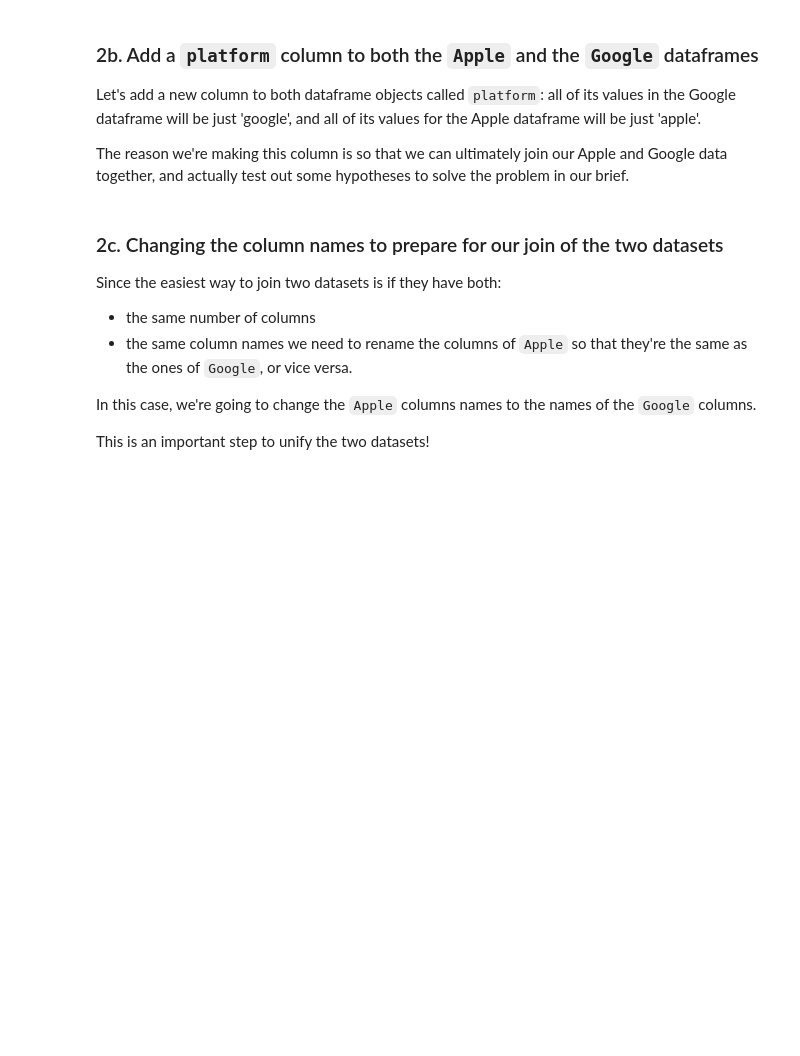
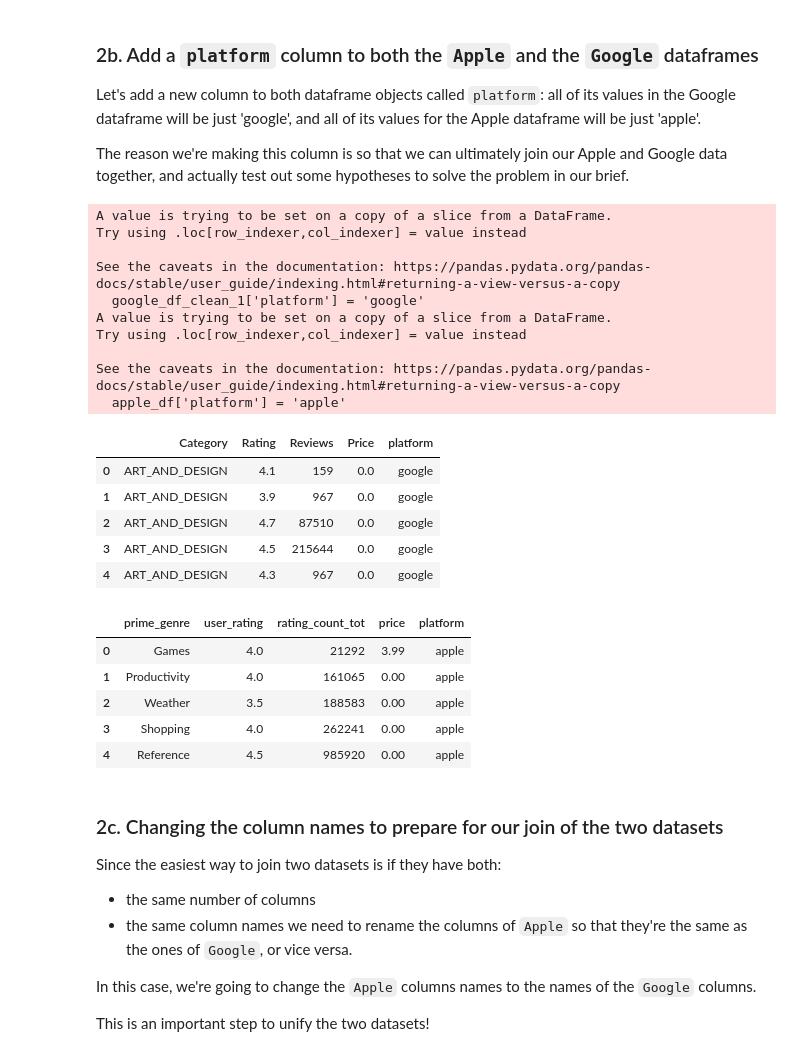
Before and after one commit to willkchan/Apps-Case-Study, a Jupyter notebook: Project Files/Springboard Apps project - Tier 3 - Complete.ipynb, the cells around one changed output. Saved outputs shown, nothing was run; the diff lists cells and outputs as text; code cells hidden in the pictures; blank space fills up the shorter version.

```diff
--- a/Project Files/Springboard Apps project - Tier 3 - Complete.ipynb
+++ b/Project Files/Springboard Apps project - Tier 3 - Complete.ipynb
@@ -108,7 +109,7 @@ Let's select only those columns that we want to work with from both datasets. We
 # %%
 # Subset our DataFrame object Google by selecting just the variables ['Category', 'Rating', 'Reviews', 'Price']
 google_sub = ['Category', 'Rating', 'Reviews', 'Price']
-google_df = Google[subset]
+google_df = Google[google_sub]
 
 # Check the first three entries
 google_df.head(3)
@@ -161,4 +191,5 @@ Let's address the first issue first. Let's check the datapoints that have the pr
 
 # Subset the Google dataframe on the price column.
 # To be sure: you want to pick out just those rows whose value for the 'Price' column is just 'Everyone'.
-_ _ _
+everyone = google_df['Price'].str.contains('Everyone')
+google_df.loc[everyone]
@@ -209,7 +288,33 @@ The reason we're making this column is so that we can ultimately join our Apple
 # %%
 # Create a column called 'platform' in both the Apple and Google dataframes.
 # Add the value 'apple' and the value 'google' as appropriate.
-_ _ _
+google_df_clean_1['platform'] = 'google'
+display(google_df_clean_1.head())
+apple_df['platform'] = 'apple'
+display(apple_df.head())
+# %% [output]
+A value is trying to be set on a copy of a slice from a DataFrame.
+Try using .loc[row_indexer,col_indexer] = value instead
+
+See the caveats in the documentation: https://pandas.pydata.org/pandas-docs/stable/user_guide/indexing.html#returning-a-view-versus-a-copy
+  google_df_clean_1['platform'] = 'google'
+A value is trying to be set on a copy of a slice from a DataFrame.
+Try using .loc[row_indexer,col_indexer] = value instead
+
+See the caveats in the documentation: https://pandas.pydata.org/pandas-docs/stable/user_guide/indexing.html#returning-a-view-versus-a-copy
+  apple_df['platform'] = 'apple'
+|  | Category | Rating | Reviews | Price | platform |
+| 0 | ART_AND_DESIGN | 4.1 | 159 | 0.0 | google |
+| 1 | ART_AND_DESIGN | 3.9 | 967 | 0.0 | google |
+| 2 | ART_AND_DESIGN | 4.7 | 87510 | 0.0 | google |
+| 3 | ART_AND_DESIGN | 4.5 | 215644 | 0.0 | google |
+| 4 | ART_AND_DESIGN | 4.3 | 967 | 0.0 | google |
+|  | prime_genre | user_rating | rating_count_tot | price | platform |
+| 0 | Games | 4.0 | 21292 | 3.99 | apple |
+| 1 | Productivity | 4.0 | 161065 | 0.00 | apple |
+| 2 | Weather | 3.5 | 188583 | 0.00 | apple |
+| 3 | Shopping | 4.0 | 262241 | 0.00 | apple |
+| 4 | Reference | 4.5 | 985920 | 0.00 | apple |
 # %% [markdown]
 ### 2c. Changing the column names to prepare for our join of the two datasets
 Since the easiest way to join two datasets is if they have both:
```
Also changed, not shown: parts of 17 cells of this notebook.
